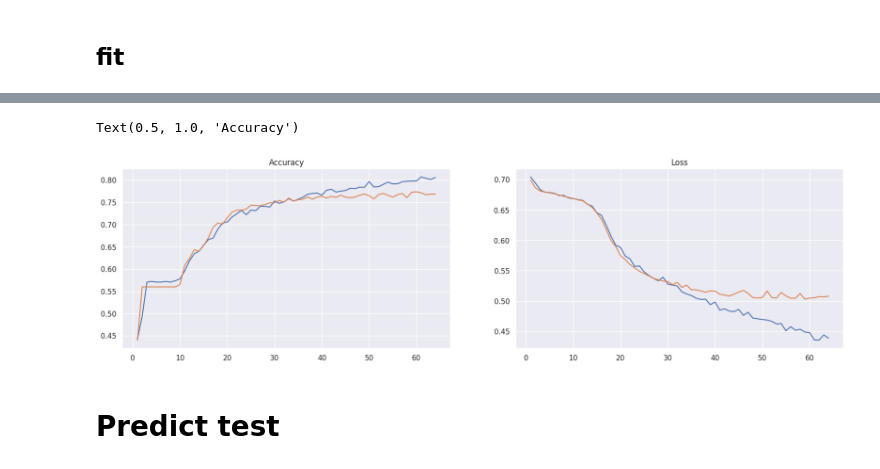
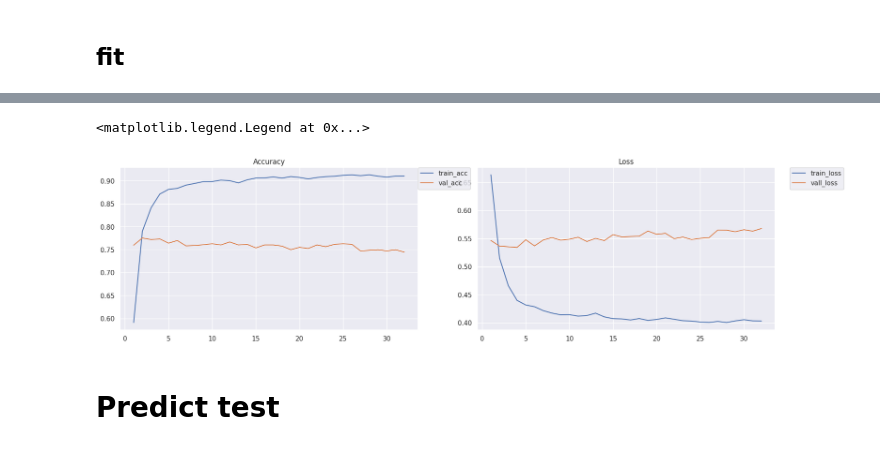
Before and after one commit to EgorAndrik/NLP-Disaster-Tweets, a Jupyter notebook: nlp-with-disaster-tweets.ipynb, the cells around one changed output, grey strips where cells are left out. Drawn from its saved outputs; the diff is of its cells as text; code cells hidden in the pictures.

```diff
--- a/nlp-with-disaster-tweets.ipynb
+++ b/nlp-with-disaster-tweets.ipynb
@@ -413,11 +545,14 @@ Net_Disaster_Tweets(
 ## fit
 # %%
 model.to(device) #CNN to GPU
-learning_rate = 3e-6
+learning_rate = 1e-4
 
 # Loss and optimizer
+# loss_function = torch.nn.BCEWithLogitsLoss()
+# loss_function = torch.nn.BCELoss()
 loss_function = torch.nn.CrossEntropyLoss()
 
+
 optimizer = torch.optim.Adam(model.parameters(), lr=learning_rate)
 # %%
 def binary_accuracy(preds, y):
@@ -431,18 +570,17 @@ def binary_accuracy(preds, y):
 # %%
 def train_one_epoch(model, data_loader, loss_function, optimizer, num_ep):
     global device
-    model.train()
+    model.train(True)
     loss_dt = []
     accur = []
-    for batch_index, batch in enumerate(tqdm_notebook(data_loader)):
-        x_batch, y_batch = batch[0].to(device), batch[1].to(device)
-#         print(x_batch)
+    for batch_index, batch in enumerate(tqdm.notebook.tqdm(data_loader)):
+        x_batch, y_batch = batch[0].to(device), batch[1].type(torch.LongTensor).to(device)
 
         optimizer.zero_grad()
         output = model(x_batch)
-        loss = loss_function(output, y_batch)
+        loss = loss_function(output.squeeze(), y_batch)
         loss_dt.append(loss.item())
-        accur.append(binary_accuracy(output, y_batch))
+        accur.append(binary_accuracy(output.squeeze(), y_batch))
 
         loss.backward()
         torch.nn.utils.clip_grad_norm_(model.parameters(), 5)
@@ -452,21 +590,21 @@ def train_one_epoch(model, data_loader, loss_function, optimizer, num_ep):
 # %%
 def validation_one_epoch(model, data_loader, loss_function):
     global device
-    model.eval()
+    model.train(False)
     loss_dt = []
     accur = []
-    for batch_index, batch in enumerate(tqdm_notebook(data_loader)):
-        x_batch, y_batch = batch[0].to(device), batch[1].to(device)
+    for batch_index, batch in enumerate(tqdm.notebook.tqdm(data_loader)):
+        x_batch, y_batch = batch[0].to(device), batch[1].type(torch.LongTensor).to(device)
 
         with torch.no_grad():
             output = model(x_batch)
-            loss = loss_function(output, y_batch)
+            loss = loss_function(output.squeeze(), y_batch)
             loss_dt.append(loss.item())
-            accur.append(binary_accuracy(output, y_batch))
+            accur.append(binary_accuracy(output.squeeze(), y_batch))
     print(f'Loss validation: {np.mean(np.array(loss_dt))}')
     return np.mean(np.array(loss_dt)), accur
 # %%
-epoches = 64
+epoches = 32
 
 train_losses = []
 train_acc = []
@@ -500,19 +637,21 @@ Epoch train: 6, loss train: 0.6776221402855807, 0.7522012591362, 0.6150856614112
 # %%
 plt.figure(figsize=(20, 5))
 # N = np.arange(0, EPOCHS)
 
 plt.subplot(1, 2, 2)
 plt.plot(np.arange(1, len(train_losses) + 1), train_losses, label="train_loss")
 plt.plot(np.arange(1, len(valid_losses) + 1), valid_losses, label="vall_loss")
 plt.title("Loss")
+plt.legend(bbox_to_anchor=(1.05, 1), loc=2, borderaxespad=0)
 
 plt.subplot(1, 2, 1)
 plt.plot(np.arange(1, len(train_acc) + 1), train_acc, label="train_acc")
 plt.plot(np.arange(1, len(valid_acc) + 1), valid_acc, label="val_acc")
 plt.title("Accuracy")
+plt.legend(bbox_to_anchor=(1, 1), loc=2, borderaxespad=0)
 # %% [output]
-Text(0.5, 1.0, 'Accuracy')
+<matplotlib.legend.Legend at 0x...>
-[figure, old version]
+[figure, new version]
 # %% [markdown]
 # Predict test
 # %%
```
Also changed, not shown: parts of 41 cells of this notebook.
